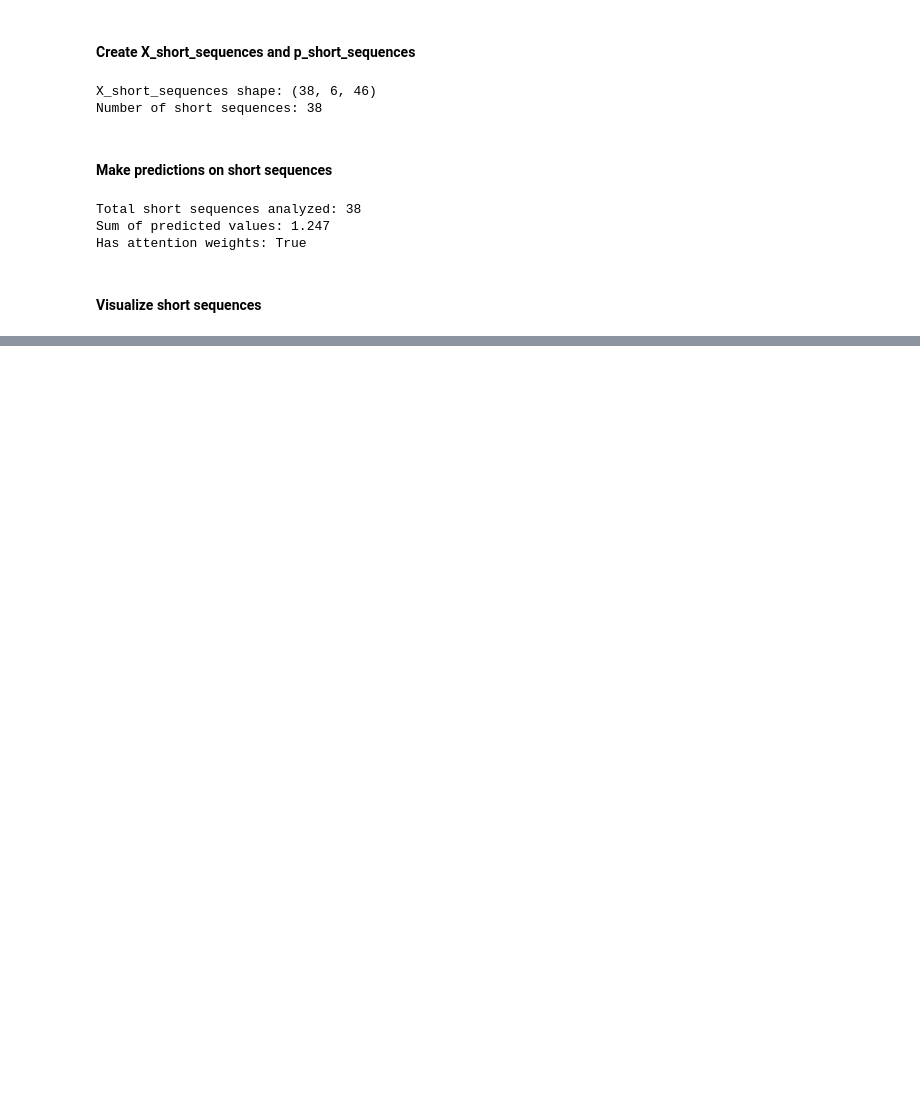
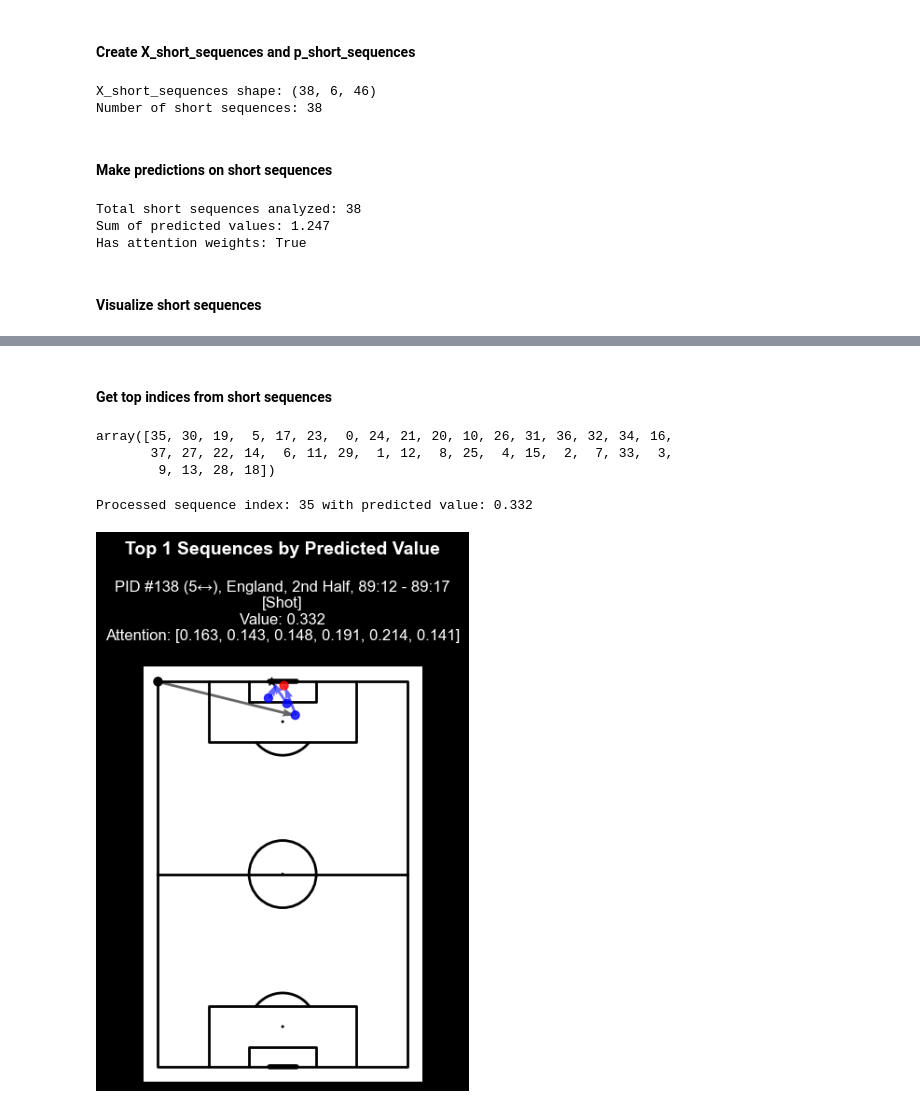
Before and after one commit to tmorcinek/statsbomb-scout, a Jupyter notebook: analysis_final_match.ipynb, the cells around one changed output, grey strips where cells are left out. Cells and saved outputs as stored; diff of their text form; code cells hidden in the pictures; blank space fills up the shorter version.

Commit message:
feat: add support for custom indices in visualize_top_sequences function and log processed sequence details

```diff
--- a/analysis_final_match.ipynb
+++ b/analysis_final_match.ipynb
@@ -223,6 +233,6 @@ p[0]
 | 1 | 3943043 | 9c107df3-a3c8-4ad5-bc35-00214087a105 | 1 | 2.870 | 768 | 3468.0 | 22.18125 | 35.0625 | 25.06875 | ... |
 | 2 | 3943043 | 237201b8-aef8-4823-b282-e82875795c07 | 1 | 4.742 | 768 | 3468.0 | 25.06875 | 41.1825 | 104.95625 | ... |
 # %%
-short_sequence_ids = [i for i, df in enumerate(p) if len(df) < config.SEQUENCE_LENGTH]
+short_sequence_ids = np.array([i for i, df in enumerate(p) if len(df) < config.SEQUENCE_LENGTH])
 print(f"IDs of short sequences: {short_sequence_ids}")
 # %% [output]
@@ -260 +281,16 @@ plt.savefig(f"models/{MODEL_TYPE}/top_possessions_short_sequences.png", dpi=300)
 [figure]
+# %% [markdown]
+#### Get top indices from short sequences
+# %%
+top_indices_short = get_top_indices(predicted_values_short)
+top_indices_short
+# %% [output]
+array([35, 30, 19,  5, 17, 23,  0, 24, 21, 20, 10, 26, 31, 36, 32, 34, 16,
+       37, 27, 22, 14,  6, 11, 29,  1, 12,  8, 25,  4, 15,  2,  7, 33,  3,
+        9, 13, 28, 18])
+# %%
+visualize_top_sequences(p_short_sequences, predicted_values_short, attention_weights_short, indices=np.array([35]))
+None
+# %% [output]
+Processed sequence index: 35 with predicted value: 0.332
+[figure, added]
```
Also changed, not shown: parts of 7 cells of this notebook, 1 other file.
